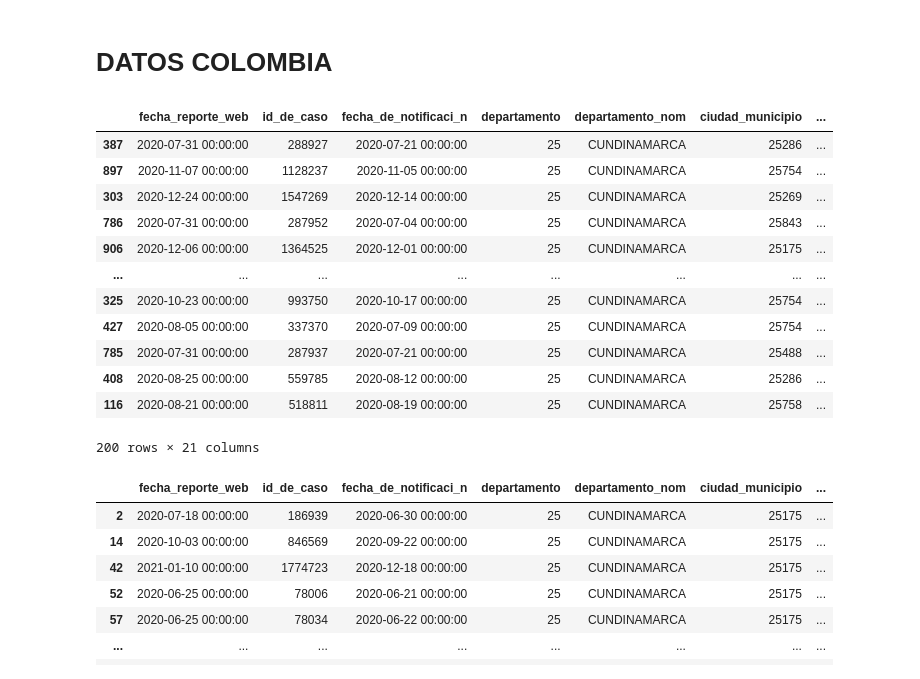
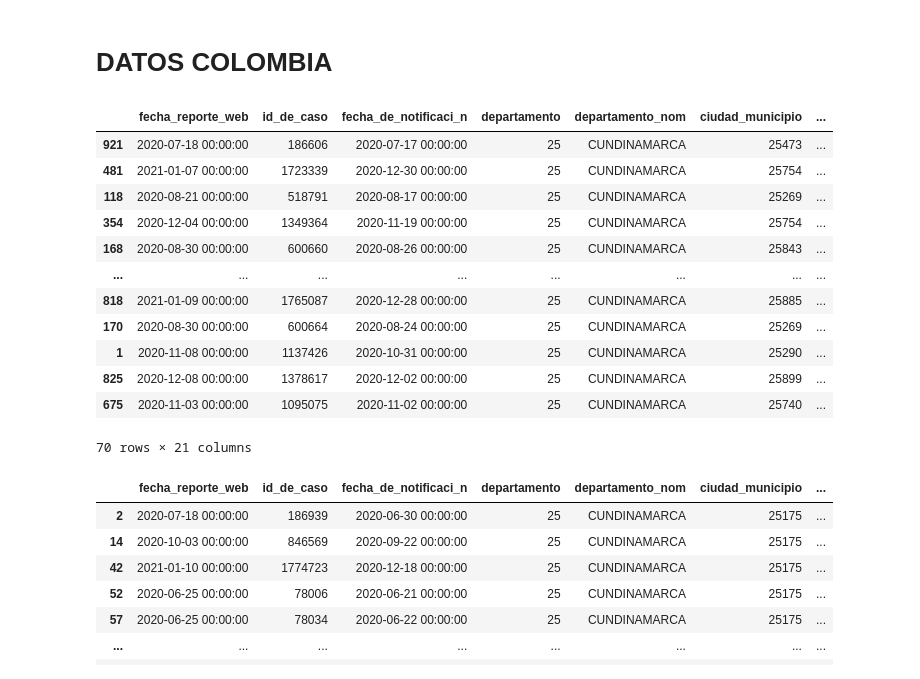
Before and after one commit to Jalzateco/MetNumUN2024I, a Jupyter notebook: Lab2/Jalzateco_Lab2.ipynb, the cells around one changed output. Drawn from its saved outputs; the diff is of its cells as text; code cells hidden in the pictures.

```diff
--- a/Lab2/Jalzateco_Lab2.ipynb
+++ b/Lab2/Jalzateco_Lab2.ipynb
@@ -2175,21 +2175,21 @@ data = resp.json()
 
 tabla = pd.DataFrame(data)
 # %%
-tabla.sample(200)
+tabla.sample(70)
 # %% [output]
 |  | fecha_reporte_web | id_de_caso | fecha_de_notificaci_n | departamento | departamento_nom | ciudad_municipio | ... |
-| 387 | 2020-07-31 00:00:00 | 288927 | 2020-07-21 00:00:00 | 25 | CUNDINAMARCA | 25286 | ... |
-| 897 | 2020-11-07 00:00:00 | 1128237 | 2020-11-05 00:00:00 | 25 | CUNDINAMARCA | 25754 | ... |
-| 303 | 2020-12-24 00:00:00 | 1547269 | 2020-12-14 00:00:00 | 25 | CUNDINAMARCA | 25269 | ... |
-| 786 | 2020-07-31 00:00:00 | 287952 | 2020-07-04 00:00:00 | 25 | CUNDINAMARCA | 25843 | ... |
-| 906 | 2020-12-06 00:00:00 | 1364525 | 2020-12-01 00:00:00 | 25 | CUNDINAMARCA | 25175 | ... |
+| 921 | 2020-07-18 00:00:00 | 186606 | 2020-07-17 00:00:00 | 25 | CUNDINAMARCA | 25473 | ... |
+| 481 | 2021-01-07 00:00:00 | 1723339 | 2020-12-30 00:00:00 | 25 | CUNDINAMARCA | 25754 | ... |
+| 118 | 2020-08-21 00:00:00 | 518791 | 2020-08-17 00:00:00 | 25 | CUNDINAMARCA | 25269 | ... |
+| 354 | 2020-12-04 00:00:00 | 1349364 | 2020-11-19 00:00:00 | 25 | CUNDINAMARCA | 25754 | ... |
+| 168 | 2020-08-30 00:00:00 | 600660 | 2020-08-26 00:00:00 | 25 | CUNDINAMARCA | 25843 | ... |
 | ... | ... | ... | ... | ... | ... | ... | ... |
-| 325 | 2020-10-23 00:00:00 | 993750 | 2020-10-17 00:00:00 | 25 | CUNDINAMARCA | 25754 | ... |
-| 427 | 2020-08-05 00:00:00 | 337370 | 2020-07-09 00:00:00 | 25 | CUNDINAMARCA | 25754 | ... |
-| 785 | 2020-07-31 00:00:00 | 287937 | 2020-07-21 00:00:00 | 25 | CUNDINAMARCA | 25488 | ... |
-| 408 | 2020-08-25 00:00:00 | 559785 | 2020-08-12 00:00:00 | 25 | CUNDINAMARCA | 25286 | ... |
-| 116 | 2020-08-21 00:00:00 | 518811 | 2020-08-19 00:00:00 | 25 | CUNDINAMARCA | 25758 | ... |
+| 818 | 2021-01-09 00:00:00 | 1765087 | 2020-12-28 00:00:00 | 25 | CUNDINAMARCA | 25885 | ... |
+| 170 | 2020-08-30 00:00:00 | 600664 | 2020-08-24 00:00:00 | 25 | CUNDINAMARCA | 25269 | ... |
+| 1 | 2020-11-08 00:00:00 | 1137426 | 2020-10-31 00:00:00 | 25 | CUNDINAMARCA | 25290 | ... |
+| 825 | 2020-12-08 00:00:00 | 1378617 | 2020-12-02 00:00:00 | 25 | CUNDINAMARCA | 25899 | ... |
+| 675 | 2020-11-03 00:00:00 | 1095075 | 2020-11-02 00:00:00 | 25 | CUNDINAMARCA | 25740 | ... |
-200 rows × 21 columns
+70 rows × 21 columns
 # %%
 tabla_chia = tabla.loc[tabla['ciudad_municipio_nom'] == 'CHIA']
 tabla_chia
```
